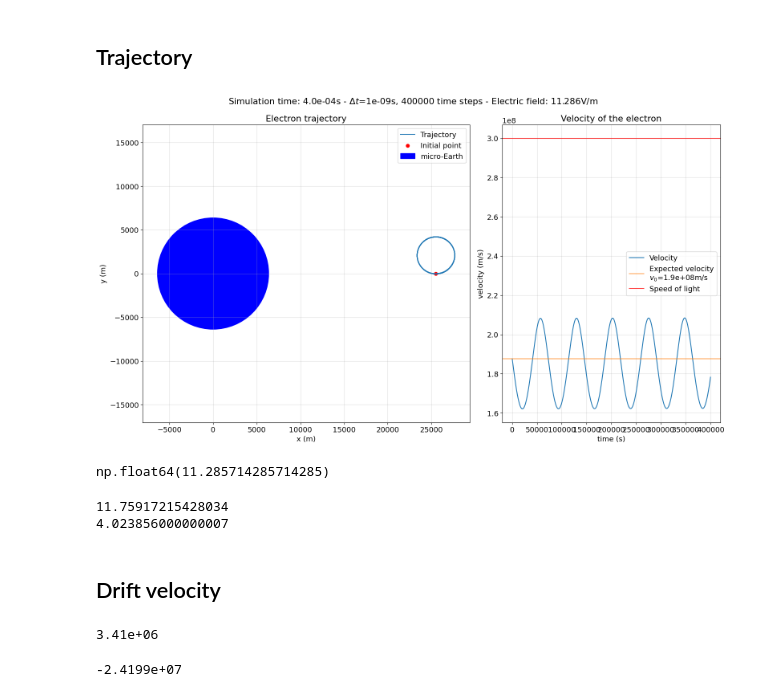
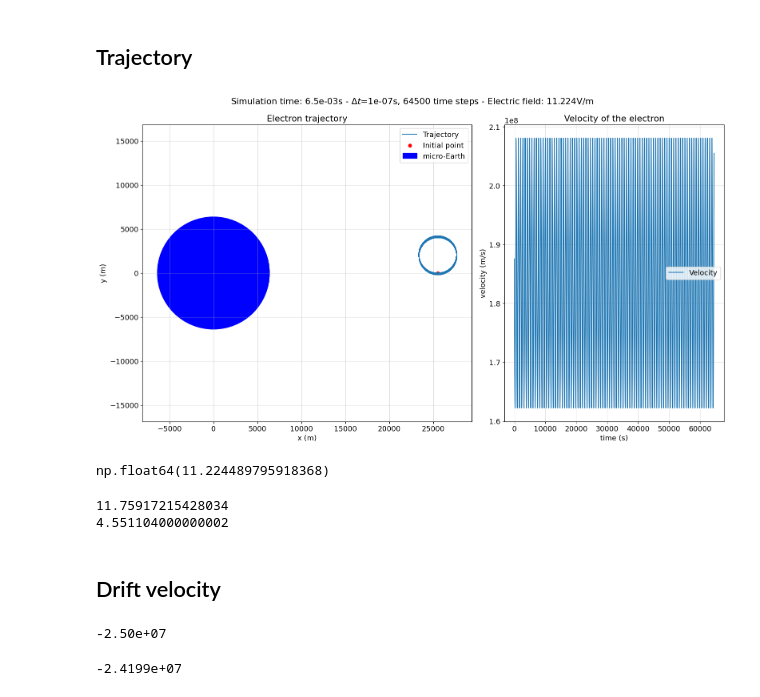
Before and after one commit to K-i-t-K-a-t/reportrepo, a Jupyter notebook: q4.ipynb, the cells around one changed output. Cells and saved outputs as stored; diff of their text form; code cells hidden in the pictures.

Commit message:
switched to Boris integration scheme

```diff
--- a/q4.ipynb
+++ b/q4.ipynb
@@ -28,71 +28,74 @@ GYRO_FREQUENCY_PROTON = ELEMENTARY_CHARGE*MAGNETIC_FIELD/(4**3)/MASS_PROTON
 # %% [markdown]
 ## Trajectory
 # %%
-STEPS = 400000
-dt = 1e-9
-ELECTRIC_FIELD = 11.286 # V/m
+STEPS = 64500
+dt = 1e-7
+ELECTRIC_FIELD = 11.224 # V/m
 # %%
 # CONSTANTS FOR INTEGRATION
-C_ELECTRON = - dt * ELEMENTARY_CHARGE / MASS_ELECTRON * MAGNETIC_FIELD * RADIUS**3
-ROTATION_MATRIX = np.array([[0, 1], [-1, 0]])
+C_ELECTRON = - dt * ELEMENTARY_CHARGE / MASS_ELECTRON * 0.5
 
 @njit
 def update_ELECTRON(e):
 
     # POSITION ARRAYS (AT t=0, L=4)
-    r_ELECTRON = np.empty((STEPS, 2))
-    r_ELECTRON[0] = np.array([4*RADIUS, 0])
+    r_ELECTRON = np.empty((STEPS, 3))
+    r_ELECTRON[0] = np.array([4*RADIUS, 0, 0])
 
     # VELOCITY ARRAYS (AT t=0, VELOCITY IS RADIAL)
-    v_ELECTRON = np.empty((STEPS, 2))
-    v_ELECTRON[0] = np.array([np.sqrt(2*ENERGY_ELECTRON/MASS_ELECTRON), 0])
+    v_ELECTRON = np.empty((STEPS, 3))
+    v_ELECTRON[0] = np.array([np.sqrt(2*ENERGY_ELECTRON/MASS_ELECTRON), 0, 0])
 
     for step in range(1, STEPS):
 
         r = r_ELECTRON[step-1]
         v = v_ELECTRON[step-1]
 
-        b_field = MAGNETIC_FIELD * (RADIUS/norm(r))**3
+        b_field = MAGNETIC_FIELD * (RADIUS/norm(r))**3 * np.array([0, 0, 1])
         e_field = e * r / norm(r)
 
-        force = -ELEMENTARY_CHARGE * (e_field + b_field * ROTATION_MATRIX @ v)
-        a = force / MASS_ELECTRON
+        # BORIS ALGORITHM
+        u = v + C_ELECTRON * e_field
+        h = C_ELECTRON * b_field
+        s = 2*h / (1+norm(h)**2)
+        u2 = u + np.cross(u + np.cross(u, h), s)
 
-        v_ELECTRON[step] = v + dt*a
-        r_ELECTRON[step] = r + dt/2*(v_ELECTRON[step] + v) #+ dt**2/2*a
+        v_ELECTRON[step] = u2 + C_ELECTRON * e_field
+        r_ELECTRON[step] = r + dt*v_ELECTRON[step]
 
-    return r_ELECTRON, v_ELECTRON
+    return r_ELECTRON[:, :2], v_ELECTRON[:, :2]
 
 r_ELECTRON, v_ELECTRON = update_ELECTRON(ELECTRIC_FIELD)
 
 fig, axs = plt.subplots(1, 2, figsize=(16, 9), gridspec_kw={'width_ratios':[0.6, 0.4]})
 axs[0].plot(r_ELECTRON[1:, 0], r_ELECTRON[1:, 1], label='Trajectory')
 axs[0].scatter(r_ELECTRON[0, 0], r_ELECTRON[0, 1], color='red', label='Initial point')
 axs[0].add_patch(Circle((0, 0), RADIUS, color='blue', label='micro-Earth'))
 axs[0].autoscale_view()
 axs[0].set_title('Electron trajectory')
 axs[0].set_xlabel('x (m)')
 axs[0].set_ylabel('y (m)')
 axs[0].legend()
 axs[0].grid(alpha=.4)
 axs[0].axis('equal')
 
 axs[1].plot(range(STEPS), norm(v_ELECTRON, axis=1), label='Velocity')
-axs[1].axhline(norm(v_ELECTRON[0]), label='Expected velocity\n' rf'$v_0$={norm(v_ELECTRON[0]):.1e}m/s', c='tab:orange', alpha=.7)
-axs[1].axhline(3.0e8, label='Speed of light', c='red', alpha=.7)
+if ELECTRIC_FIELD ==0: axs[1].axhline(norm(v_ELECTRON[0]), label='Expected velocity\n' rf'$v_0$={norm(v_ELECTRON[0]):.1e}m/s', c='tab:orange', alpha=.7)
+# axs[1].axhline(3.0e8, label='Speed of light', c='red', alpha=.7)
 if np.max(norm(v_ELECTRON, axis=1)) > 3.0e8:
     axs[1].fill_between(range(STEPS), 3.0e8, axs[1].get_ylim()[1], alpha=.2, color='red')
 axs[1].set_xlabel('time (s)')
 axs[1].set_ylabel('velocity (m/s)')
 axs[1].legend()
 axs[1].grid(alpha=.4)
 axs[1].set_title('Velocity of the electron')
+if ELECTRIC_FIELD==0: axs[1].set_ylim(np.min(norm(v_ELECTRON, axis=1)), np.max(norm(v_ELECTRON, axis=1)))
 
 fig.suptitle(rf'Simulation time: {STEPS*dt:.1e}s - $\Delta t$={dt}s, {STEPS} time steps - Electric field: {ELECTRIC_FIELD}V/m')
 fig.tight_layout()
 plt.show()
 # %% [output]
-[figure, old version]
+[figure, new version]
 # %%
 drift = []
 e_linspace = np.linspace(10, 13, 50)
@@ -102,7 +105,7 @@ for e in e_linspace:
 # %%
 e_linspace[np.argmin(np.abs(drift))]
 # %% [output]
-np.float64(11.285714285714285)
+np.float64(11.224489795918368)
 # %%
 vDrift_ELECTRON_A = -6*4**2*ENERGY_ELECTRON/ELEMENTARY_CHARGE/MAGNETIC_FIELD/RADIUS*0.5
 ELECTRIC_FIELD_A = - MAGNETIC_FIELD/4**3 * vDrift_ELECTRON_A
@@ -110,7 +113,7 @@ print(ELECTRIC_FIELD_A)
 print(abs((ELECTRIC_FIELD_A-ELECTRIC_FIELD)/ELECTRIC_FIELD_A)*100)
 # %% [output]
 11.75917215428034
-4.023856000000007
+4.551104000000002
 # %% [markdown]
 ## Drift velocity
 # %%
@@ -118,7 +121,7 @@ phi_ELECTRON = -np.unwrap(np.arctan2(r_ELECTRON[:, 1], r_ELECTRON[:, 0]))
 vDrift_ELECTRON = norm(r_ELECTRON, axis=1).mean() * np.polyfit(np.linspace(0, STEPS*dt, STEPS), phi_ELECTRON, 1)[0]
 print(f'{vDrift_ELECTRON:.2e}')
 # %% [output]
-3.41e+06
+-2.50e+07
 # %%
 print(f'{vDrift_ELECTRON_A:.4e}')
 # %% [output]
```
Also changed, not shown: parts of 7 cells of this notebook.
